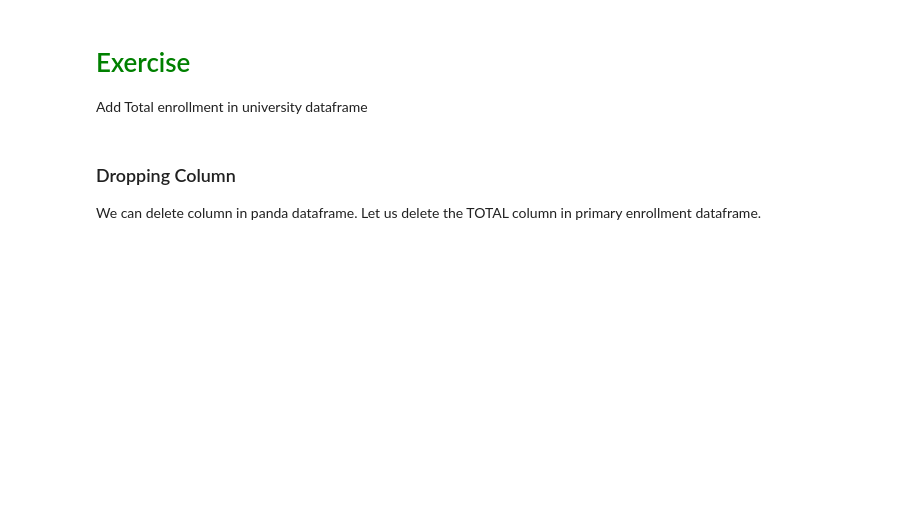
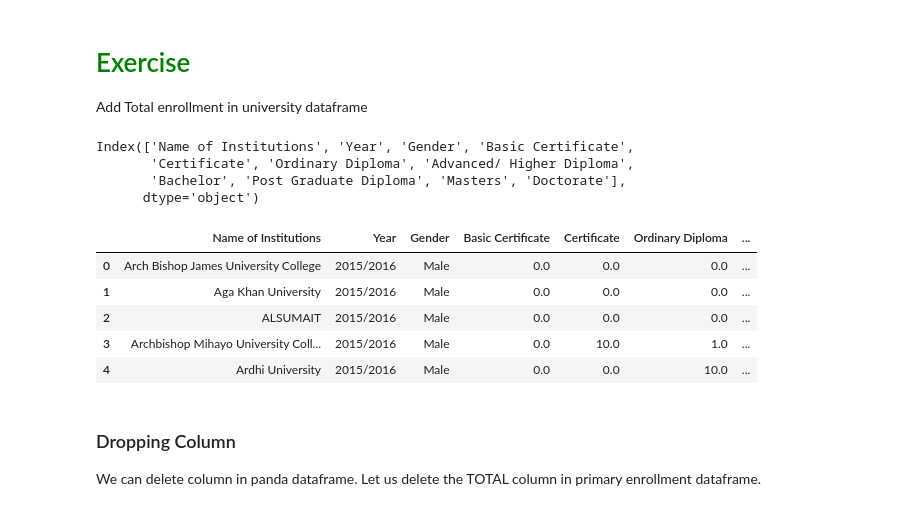
Before and after one commit to neylicious/python4datascience-atc, a Jupyter notebook: Day_1/pandas/Panda for Data Analyis.ipynb, the cells around one changed output. Cells and saved outputs as stored; diff of their text form; code cells hidden in the pictures; blank space fills up the shorter version.

```diff
--- a/Day_1/pandas/Panda for Data Analyis.ipynb
+++ b/Day_1/pandas/Panda for Data Analyis.ipynb
@@ -55,0 +89,7 @@ Add Total enrollment in university dataframe
+# %%
+university.columns
+# %% [output]
+Index(['Name of Institutions', 'Year', 'Gender', 'Basic Certificate',
+       'Certificate', 'Ordinary Diploma', 'Advanced/ Higher Diploma',
+       'Bachelor', 'Post Graduate Diploma', 'Masters', 'Doctorate'],
+      dtype='object')
@@ -56,3 +99,12 @@ Add Total enrollment in university dataframe
+# %%
+university.head()
+# %% [output]
+|  | Name of Institutions | Year | Gender | Basic Certificate | Certificate | Ordinary Diploma | ... |
+| 0 | Arch Bishop James University College | 2015/2016 | Male | 0.0 | 0.0 | 0.0 | ... |
+| 1 | Aga Khan University | 2015/2016 | Male | 0.0 | 0.0 | 0.0 | ... |
+| 2 | ALSUMAIT | 2015/2016 | Male | 0.0 | 0.0 | 0.0 | ... |
+| 3 | Archbishop Mihayo University Coll... | 2015/2016 | Male | 0.0 | 10.0 | 1.0 | ... |
+| 4 | Ardhi University | 2015/2016 | Male | 0.0 | 0.0 | 10.0 | ... |
 # %% [markdown]
 ### Dropping Column
 
```
Also changed, not shown: parts of 17 cells of this notebook, 2 other files.
